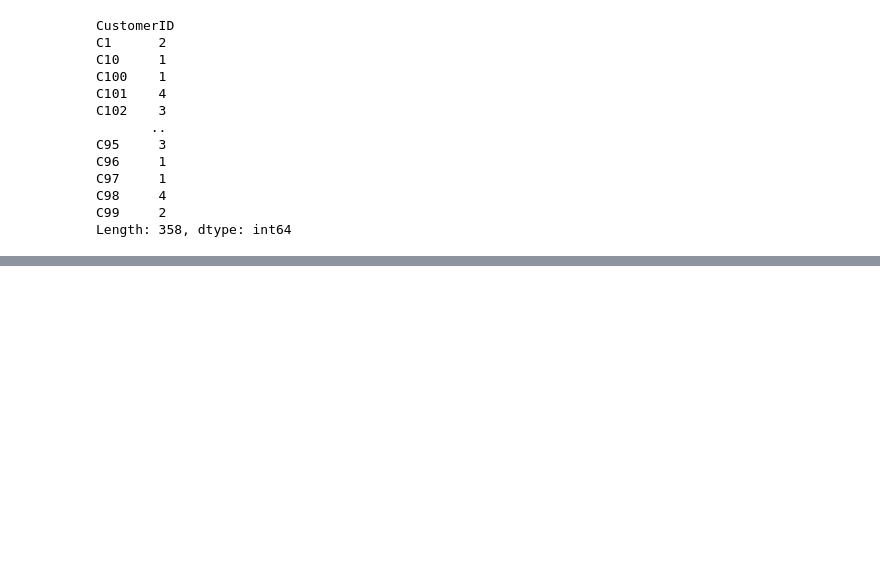
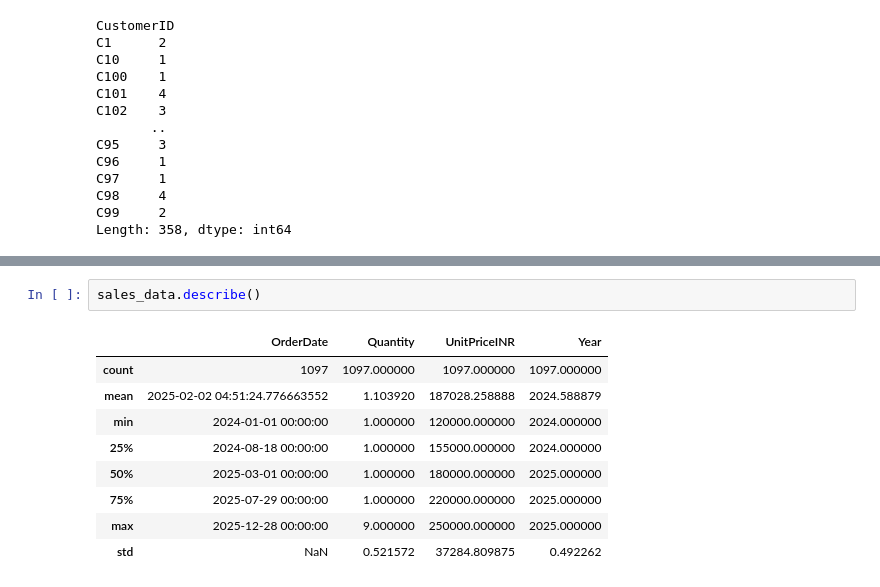
Before and after one commit to KartikGawade17/IEM-HOUSE-Data-Analysis-PANDAS, a Jupyter notebook: iem_analysis.ipynb, the cells around one changed output, grey strips where cells are left out. Drawn from its saved outputs; the diff is of its cells as text; blank space fills up the shorter version.

```diff
--- a/iem_analysis.ipynb
+++ b/iem_analysis.ipynb
@@ -485,0 +505,12 @@ Length: 358, dtype: int64
+# %%
+sales_data.describe()
+# %% [output]
+|  | OrderDate | Quantity | UnitPriceINR | Year |
+| count | 1097 | 1097.000000 | 1097.000000 | 1097.000000 |
+| mean | 2025-02-02 04:51:24.776663552 | 1.103920 | 187028.258888 | 2024.588879 |
+| min | 2024-01-01 00:00:00 | 1.000000 | 120000.000000 | 2024.000000 |
+| 25% | 2024-08-18 00:00:00 | 1.000000 | 155000.000000 | 2024.000000 |
+| 50% | 2025-03-01 00:00:00 | 1.000000 | 180000.000000 | 2025.000000 |
+| 75% | 2025-07-29 00:00:00 | 1.000000 | 220000.000000 | 2025.000000 |
+| max | 2025-12-28 00:00:00 | 9.000000 | 250000.000000 | 2025.000000 |
+| std | NaN | 0.521572 | 37284.809875 | 0.492262 |
```
Also changed, not shown: parts of 15 cells of this notebook.
